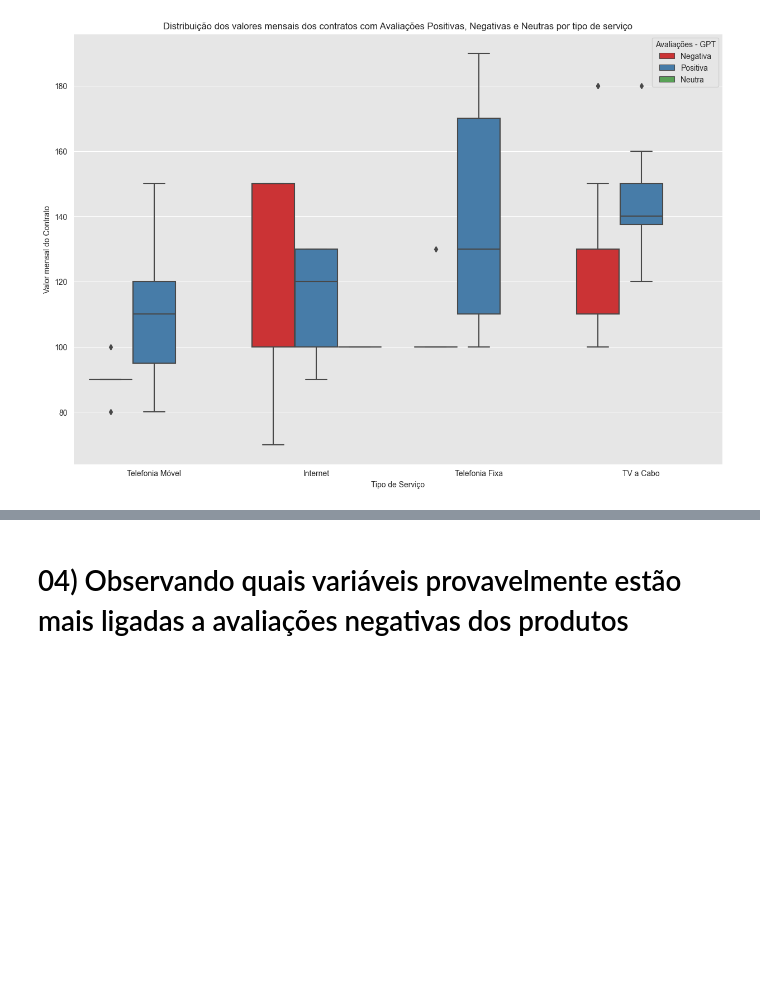
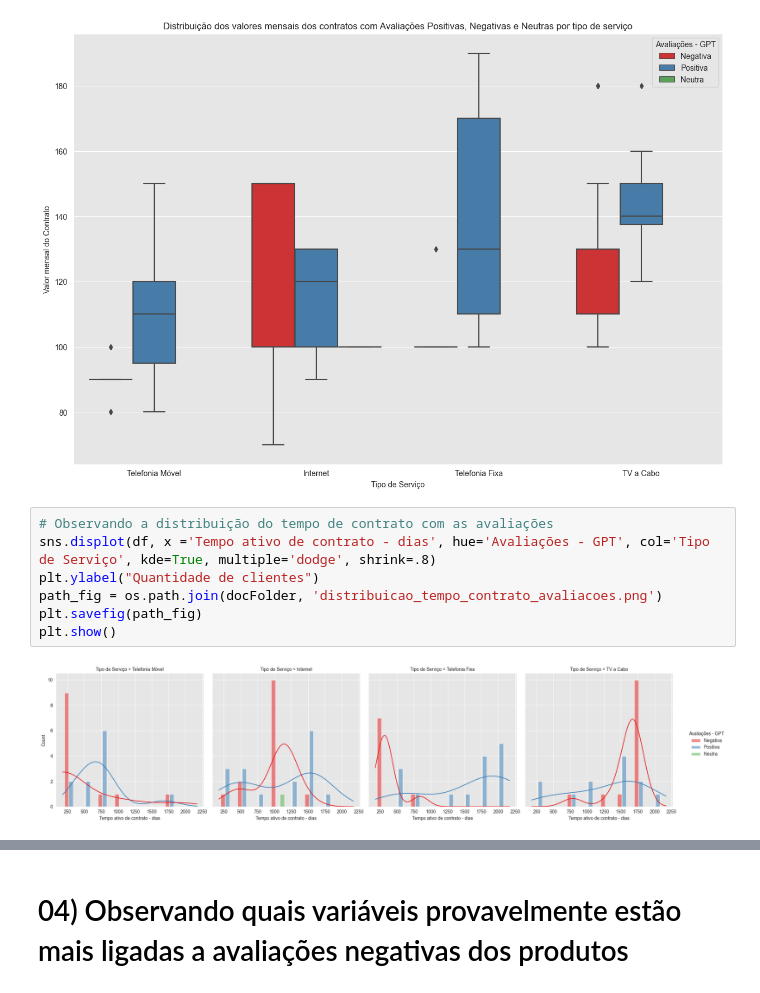
Before and after one commit to gustavocunhaa/desafio-churn-telecom, a Jupyter notebook: churn.ipynb, the cells around one changed output, grey strips where cells are left out. Saved outputs shown, nothing was run; the diff lists cells and outputs as text; blank space fills up the shorter version.

```diff
--- a/churn.ipynb
+++ b/churn.ipynb
@@ -160,3 +181,12 @@ plt.savefig(path_fig)
 plt.show()
 # %% [output]
 [figure]
+# %%
+# Observando a distribuição do tempo de contrato com as avaliações
+sns.displot(df, x ='Tempo ativo de contrato - dias', hue='Avaliações - GPT', col='Tipo de Serviço', kde=True, multiple='dodge', shrink=.8)
+plt.ylabel("Quantidade de clientes")
+path_fig = os.path.join(docFolder, 'distribuicao_tempo_contrato_avaliacoes.png')
+plt.savefig(path_fig)
+plt.show()
+# %% [output]
+[figure, added]
```
Also changed, not shown: parts of 12 cells of this notebook, 1 other file.
